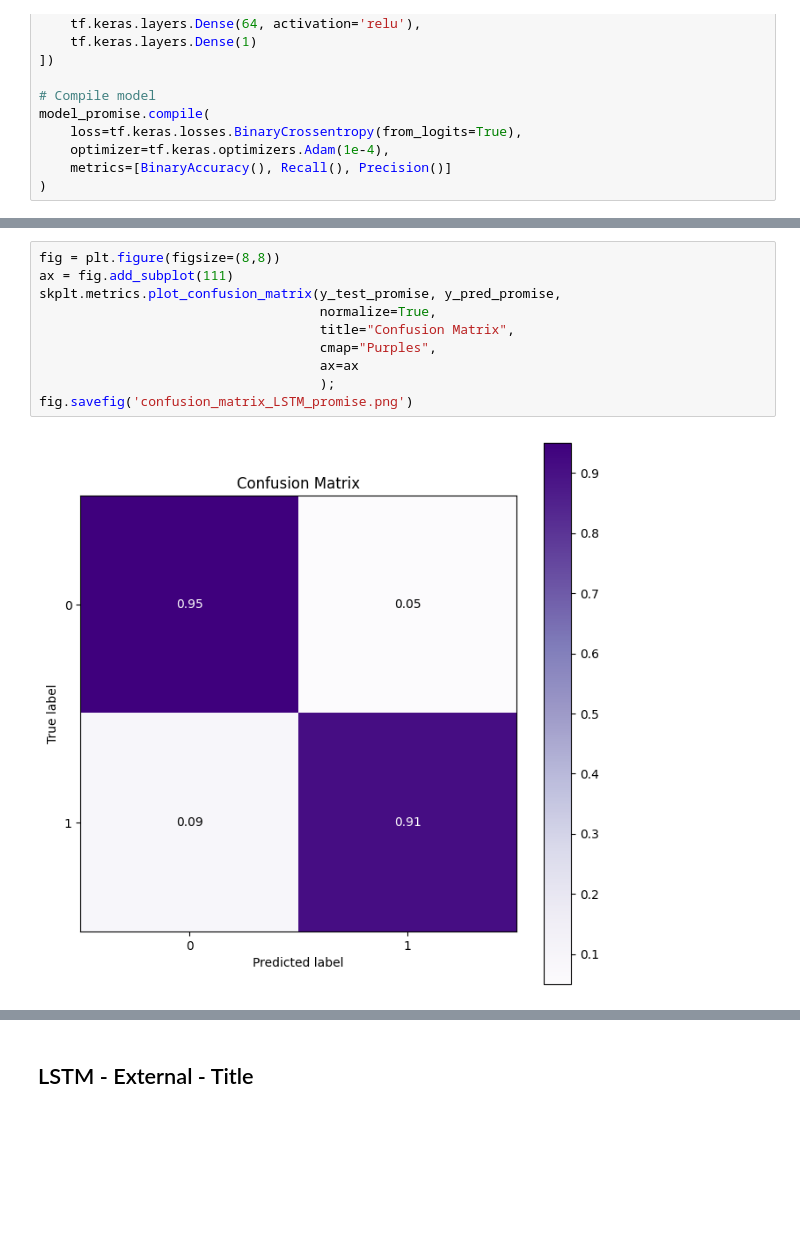
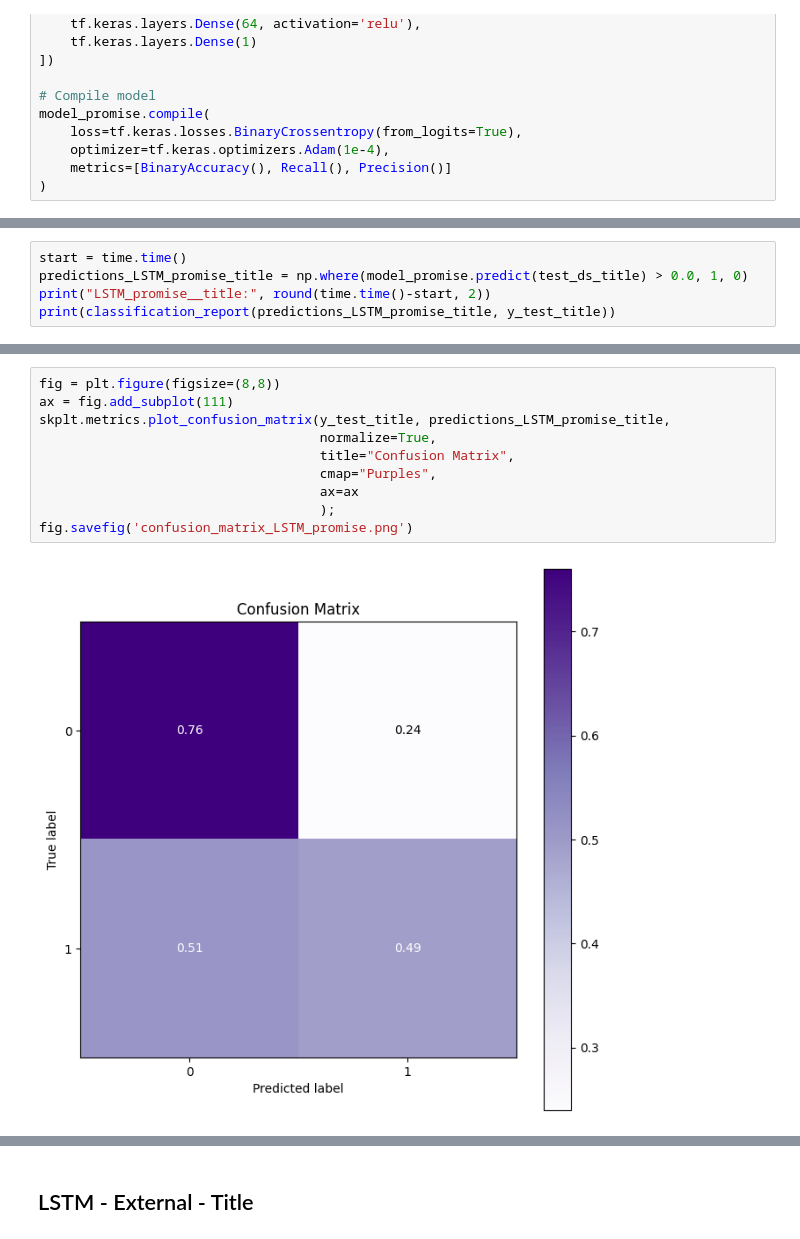
Before and after one commit to pminina01/github-security-issues, a Jupyter notebook: Models Training and Testing.ipynb, the cells around one changed output, grey strips where cells are left out. Drawn from its saved outputs; the diff is of its cells as text; blank space fills up the shorter version.

```diff
--- a/Models Training and Testing.ipynb
+++ b/Models Training and Testing.ipynb
@@ -2092,3 +2469,8 @@ print(classification_report(y_test_promise, y_pred_promise))
     accuracy                           0.93       322
    macro avg       0.93      0.93      0.93       322
 weighted avg       0.93      0.93      0.93       322
+# %%
+start = time.time()
+predictions_LSTM_promise_title = np.where(model_promise.predict(test_ds_title) > 0.0, 1, 0)
+print("LSTM_promise__title:", round(time.time()-start, 2))
+print(classification_report(predictions_LSTM_promise_title, y_test_title))
@@ -2100,15 +2493,15 @@ y_pred_promise_train = np.where(y_pred_promise_train > 0.0, 1, 0)
 # %%
 fig = plt.figure(figsize=(8,8))
 ax = fig.add_subplot(111)
-skplt.metrics.plot_confusion_matrix(y_test_promise, y_pred_promise,
+skplt.metrics.plot_confusion_matrix(y_test_title, predictions_LSTM_promise_title,
                                     normalize=True,
                                     title="Confusion Matrix",
                                     cmap="Purples",
                                     ax=ax
                                     );
 fig.savefig('confusion_matrix_LSTM_promise.png')
 # %% [output]
-[figure, old version]
+[figure, new version]
 # %%
 from sklearn.metrics import roc_curve, auc
 train_fpr, train_tpr, tr_thresholds = roc_curve(y_train_promise, y_pred_promise_train)
```
Also changed, not shown: parts of 136 cells of this notebook.
